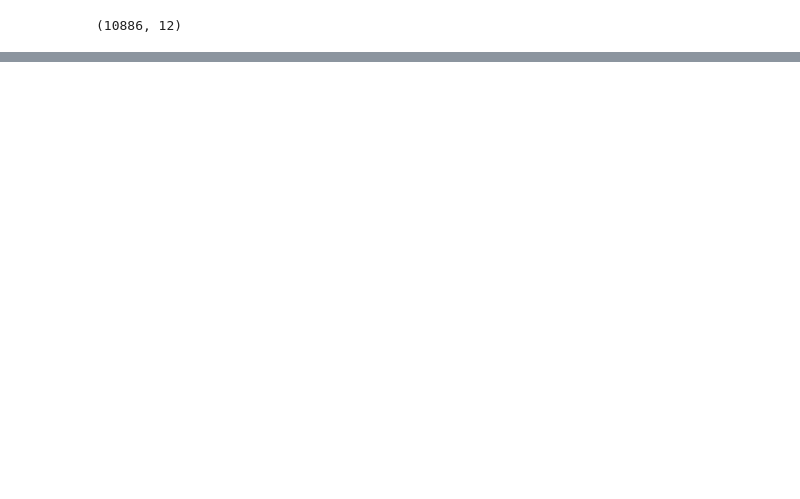
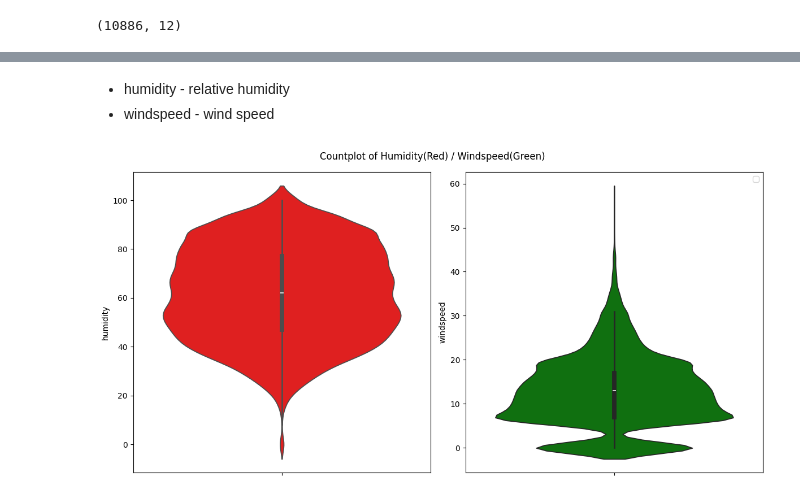
Before and after one commit to coronarita1991/AIFFEL_RESEARCH_STUDY, a Jupyter notebook: 20240522_LMS_Project_JunghoonLee.ipynb, the cells around one changed output, grey strips where cells are left out. Saved outputs shown, nothing was run; the diff lists cells and outputs as text; code cells hidden in the pictures; blank space fills up the shorter version.

```diff
--- a/20240522_LMS_Project_JunghoonLee.ipynb
+++ b/20240522_LMS_Project_JunghoonLee.ipynb
@@ -321,0 +456,15 @@ train.shape
+# %% [markdown]
+
+- humidity - relative humidity
+- windspeed - wind speed
+# %%
+fig, axes = plt.subplots(1, 2, figsize=(12, 6))
+
+sns.violinplot(train, y='humidity', ax=axes[0], color='red')
+sns.violinplot(train, y='windspeed', ax=axes[1], color='green')
+plt.legend()
+fig.suptitle("Countplot of Humidity(Red) / Windspeed(Green)")
+plt.tight_layout()
+plt.show()
+# %% [output]
+[figure, added]
```
Also changed, not shown: parts of 72 cells of this notebook.
